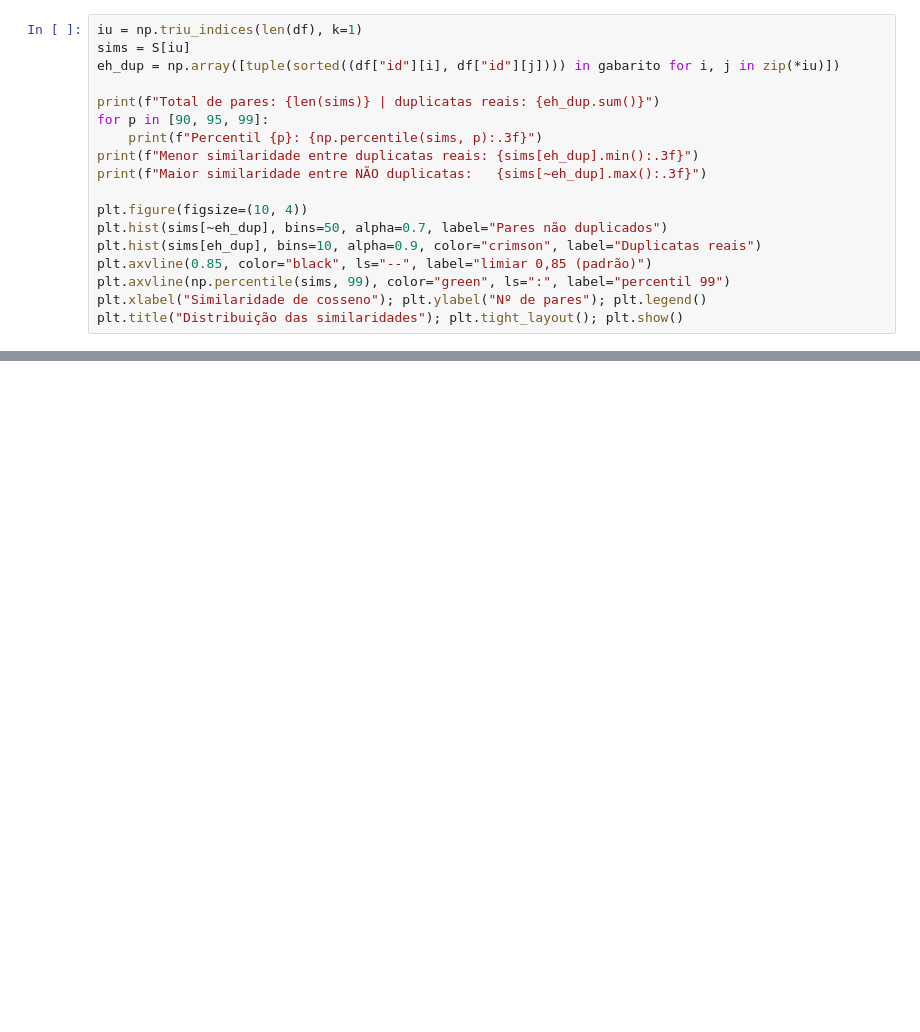
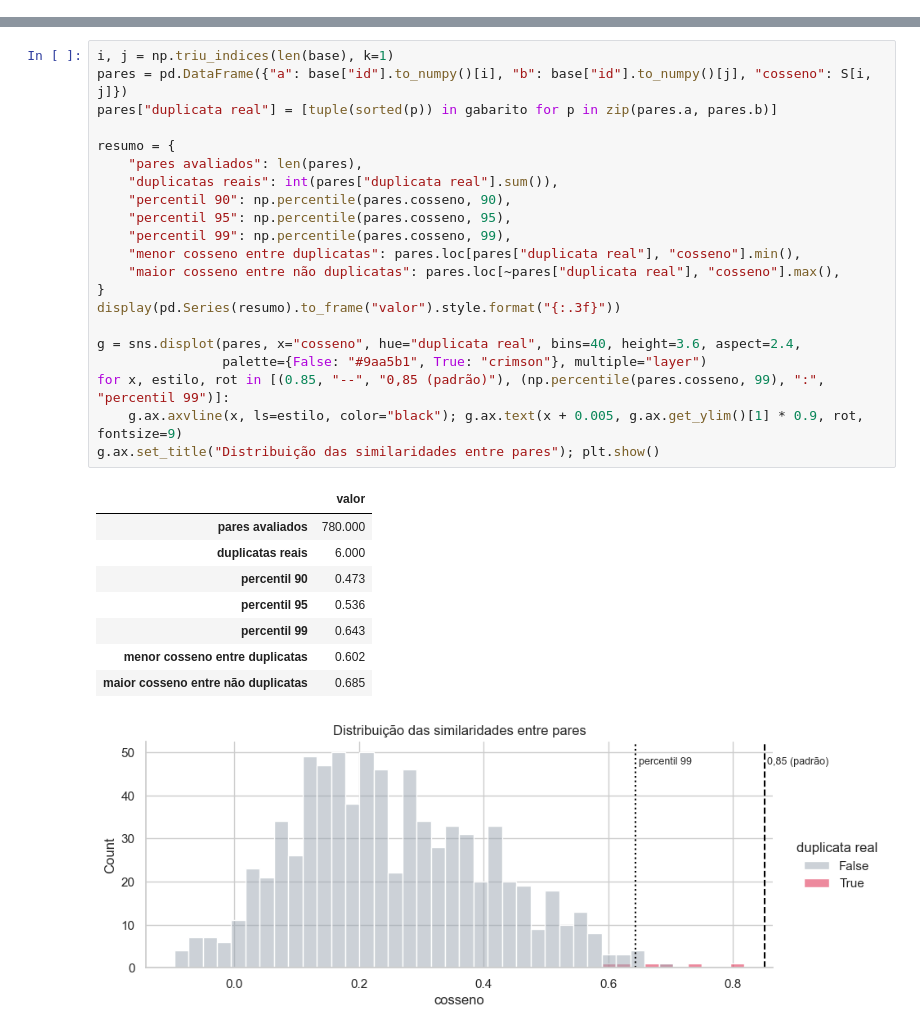
Before and after one commit to NicolasBritoFC/trabalhos-ri-busca, a Jupyter notebook: desafio_ouvidoria/deteccao_duplicatas.ipynb, the cells around one changed output, grey strips where cells are left out. Saved outputs shown, nothing was run; the diff lists cells and outputs as text; blank space fills up the shorter version.

```diff
--- a/desafio_ouvidoria/deteccao_duplicatas.ipynb
+++ b/desafio_ouvidoria/deteccao_duplicatas.ipynb
@@ -84,18 +73,0 @@ Duas evidências: (a) a **distribuição** das similaridades entre pares (o enun
-# %%
-iu = np.triu_indices(len(df), k=1)
-sims = S[iu]
-eh_dup = np.array([tuple(sorted((df["id"][i], df["id"][j]))) in gabarito for i, j in zip(*iu)])
-
-print(f"Total de pares: {len(sims)} | duplicatas reais: {eh_dup.sum()}")
-for p in [90, 95, 99]:
-    print(f"Percentil {p}: {np.percentile(sims, p):.3f}")
-print(f"Menor similaridade entre duplicatas reais: {sims[eh_dup].min():.3f}")
-print(f"Maior similaridade entre NÃO duplicatas:   {sims[~eh_dup].max():.3f}")
-
-plt.figure(figsize=(10, 4))
-plt.hist(sims[~eh_dup], bins=50, alpha=0.7, label="Pares não duplicados")
-plt.hist(sims[eh_dup], bins=10, alpha=0.9, color="crimson", label="Duplicatas reais")
-plt.axvline(0.85, color="black", ls="--", label="limiar 0,85 (padrão)")
-plt.axvline(np.percentile(sims, 99), color="green", ls=":", label="percentil 99")
-plt.xlabel("Similaridade de cosseno"); plt.ylabel("Nº de pares"); plt.legend()
-plt.title("Distribuição das similaridades"); plt.tight_layout(); plt.show()
@@ -142,0 +74,31 @@ Melhor F1 = 0.667 no limiar 0.65
+# %%
+i, j = np.triu_indices(len(base), k=1)
+pares = pd.DataFrame({"a": base["id"].to_numpy()[i], "b": base["id"].to_numpy()[j], "cosseno": S[i, j]})
+pares["duplicata real"] = [tuple(sorted(p)) in gabarito for p in zip(pares.a, pares.b)]
+
+resumo = {
+    "pares avaliados": len(pares),
+    "duplicatas reais": int(pares["duplicata real"].sum()),
+    "percentil 90": np.percentile(pares.cosseno, 90),
+    "percentil 95": np.percentile(pares.cosseno, 95),
+    "percentil 99": np.percentile(pares.cosseno, 99),
+    "menor cosseno entre duplicatas": pares.loc[pares["duplicata real"], "cosseno"].min(),
+    "maior cosseno entre não duplicatas": pares.loc[~pares["duplicata real"], "cosseno"].max(),
+}
+display(pd.Series(resumo).to_frame("valor").style.format("{:.3f}"))
+
+g = sns.displot(pares, x="cosseno", hue="duplicata real", bins=40, height=3.6, aspect=2.4,
+                palette={False: "#9aa5b1", True: "crimson"}, multiple="layer")
+for x, estilo, rot in [(0.85, "--", "0,85 (padrão)"), (np.percentile(pares.cosseno, 99), ":", "percentil 99")]:
+    g.ax.axvline(x, ls=estilo, color="black"); g.ax.text(x + 0.005, g.ax.get_ylim()[1] * 0.9, rot, fontsize=9)
+g.ax.set_title("Distribuição das similaridades entre pares"); plt.show()
+# %% [output]
+|  | valor |
+| pares avaliados | 780.000 |
+| duplicatas reais | 6.000 |
+| percentil 90 | 0.473 |
+| percentil 95 | 0.536 |
+| percentil 99 | 0.643 |
+| menor cosseno entre duplicatas | 0.602 |
+| maior cosseno entre não duplicatas | 0.685 |
+[figure, added]
```
Also changed, not shown: parts of 20 cells of this notebook, 10 other files.
